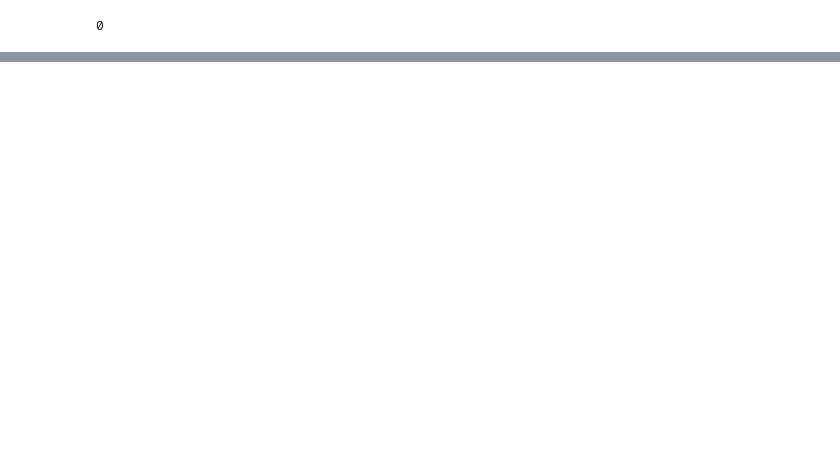
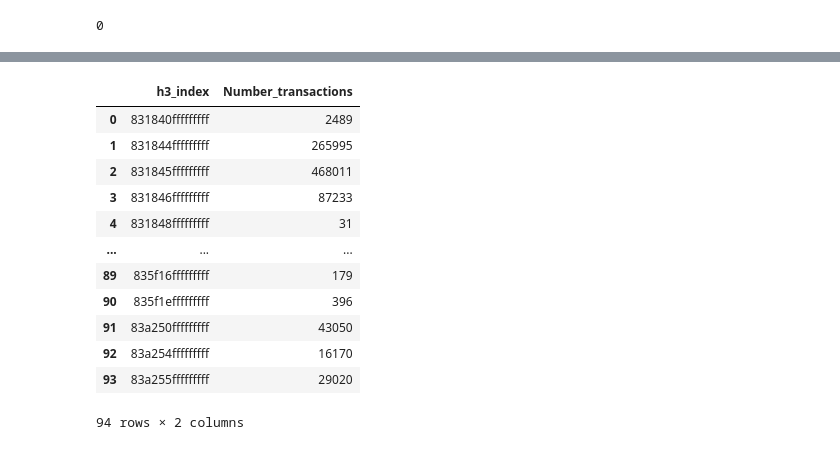
Before and after one commit to m-ligeret/price-signals-construction-activity, a Jupyter notebook: data_cleaning_trans.ipynb, the cells around one changed output, grey strips where cells are left out. Saved outputs shown, nothing was run; the diff lists cells and outputs as text; code cells hidden in the pictures; blank space fills up the shorter version.

```diff
--- a/data_cleaning_trans.ipynb
+++ b/data_cleaning_trans.ipynb
@@ -417,0 +471,16 @@ m
+# %%
+gdf_final.groupby('h3_index').size().reset_index(name='Number_transactions')
+# %% [output]
+|  | h3_index | Number_transactions |
+| 0 | 831840fffffffff | 2489 |
+| 1 | 831844fffffffff | 265995 |
+| 2 | 831845fffffffff | 468011 |
+| 3 | 831846fffffffff | 87233 |
+| 4 | 831848fffffffff | 31 |
+| ... | ... | ... |
+| 89 | 835f16fffffffff | 179 |
+| 90 | 835f1efffffffff | 396 |
+| 91 | 83a250fffffffff | 43050 |
+| 92 | 83a254fffffffff | 16170 |
+| 93 | 83a255fffffffff | 29020 |
+94 rows × 2 columns
```
Also changed, not shown: parts of 26 cells of this notebook, 1 other file.
